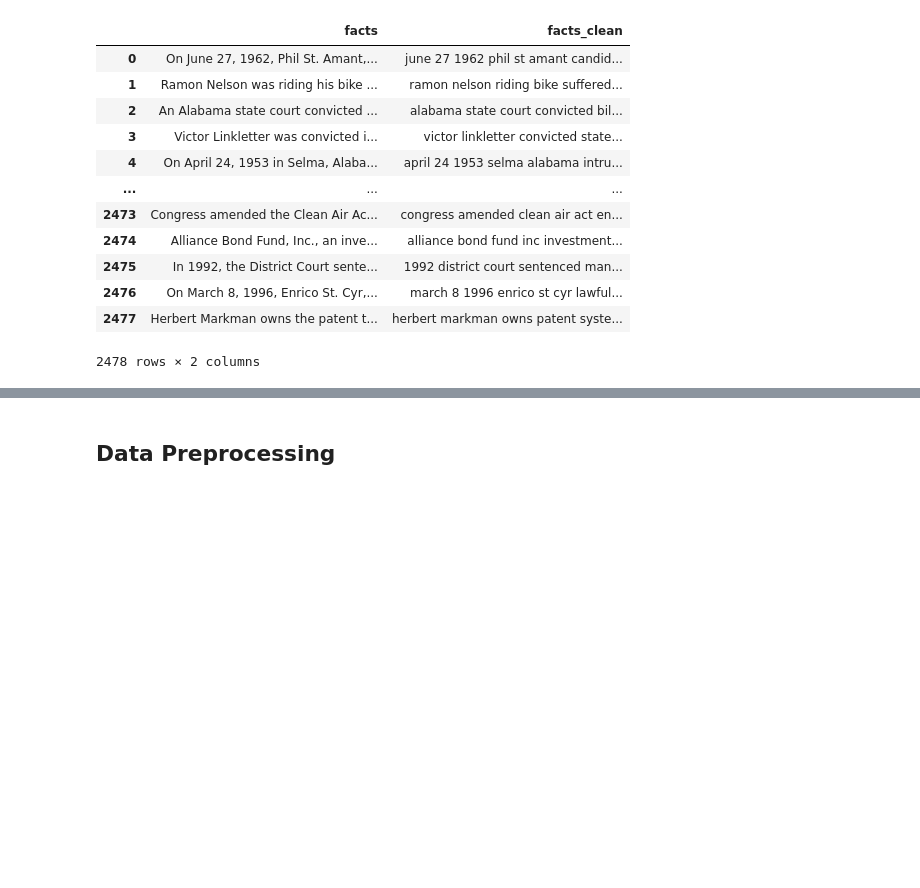
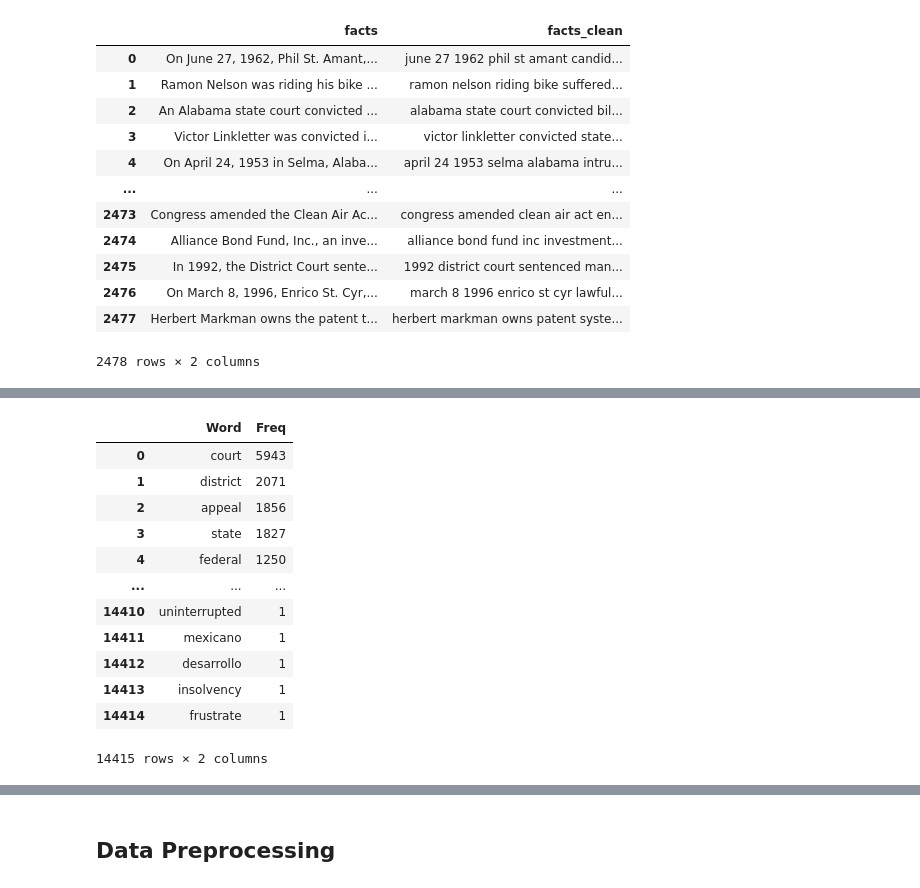
Before and after one commit to dlsco123/mtvsDacon, a Jupyter notebook: [mtvs]lej.ipynb, the cells around one changed output, grey strips where cells are left out. Cells and saved outputs as stored; diff of their text form; code cells hidden in the pictures; blank space fills up the shorter version.

```diff
--- a/[mtvs]lej.ipynb
+++ b/[mtvs]lej.ipynb
@@ -229,0 +277,23 @@ ValueError: Grouper for 'first_party_winner' not 1-dimensional
+# %%
+y=1
+corpus1 = train_nlp2[train_nlp2["first_party_winner"]== y]["facts_clean"]
+lst_tokens = nltk.tokenize.word_tokenize(corpus1.str.cat(sep=" "))
+
+dic_words_freq = nltk.FreqDist(lst_tokens)
+dtf_uni = pd.DataFrame(dic_words_freq.most_common(), columns=["Word","Freq"])
+# dtf_uni[40:60]
+dtf_uni
+# %% [output]
+|  | Word | Freq |
+| 0 | court | 5943 |
+| 1 | district | 2071 |
+| 2 | appeal | 1856 |
+| 3 | state | 1827 |
+| 4 | federal | 1250 |
+| ... | ... | ... |
+| 14410 | uninterrupted | 1 |
+| 14411 | mexicano | 1 |
+| 14412 | desarrollo | 1 |
+| 14413 | insolvency | 1 |
+| 14414 | frustrate | 1 |
+14415 rows × 2 columns
```
Also changed, not shown: parts of 21 cells of this notebook.
